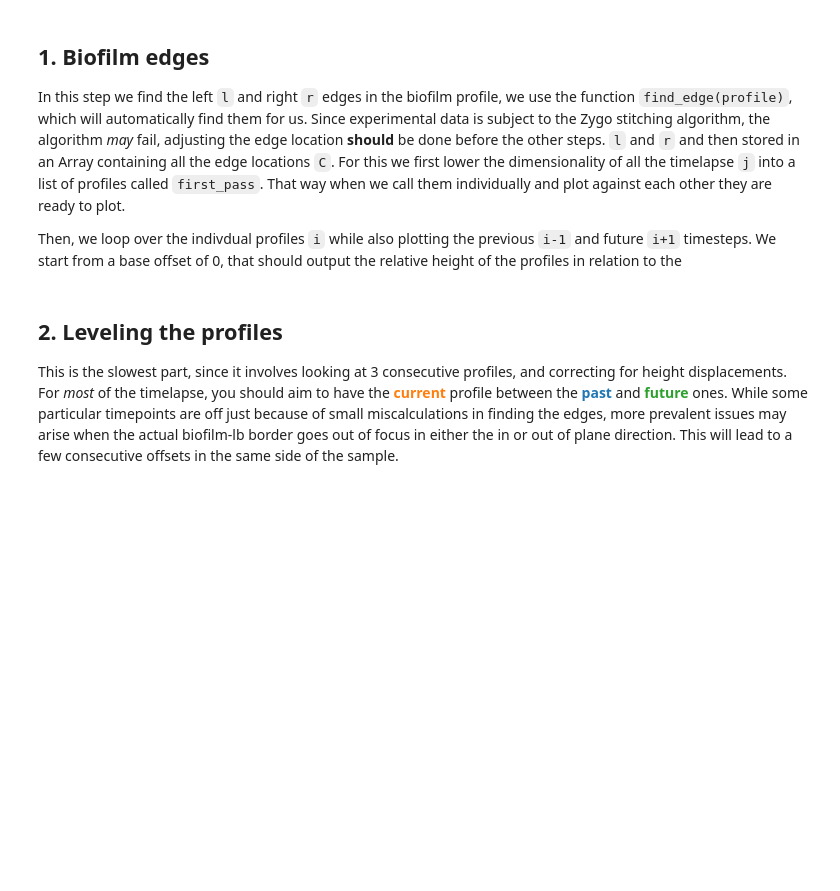
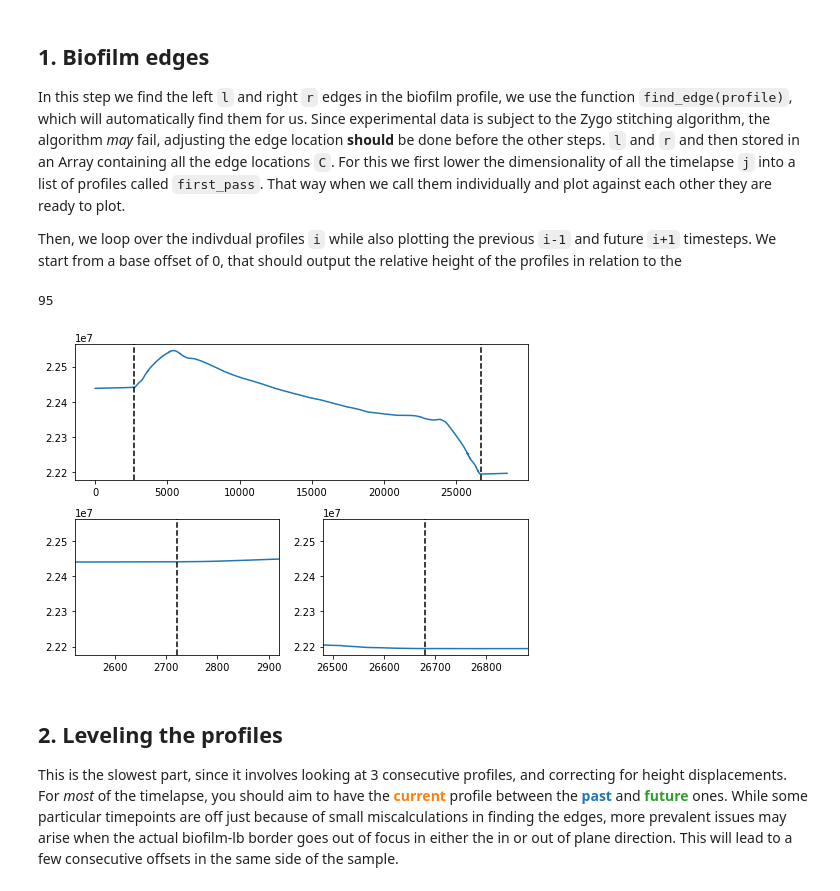
Before and after one commit to pbravoc/biofilm_surface_growth, a Jupyter notebook: data/clean_tutorial.ipynb, the cells around one changed output. Saved outputs shown, nothing was run; the diff lists cells and outputs as text; code cells hidden in the pictures; blank space fills up the shorter version.

```diff
--- a/data/clean_tutorial.ipynb
+++ b/data/clean_tutorial.ipynb
@@ -196,8 +199,8 @@ For this we first lower the dimensionality of all the timelapse `j` into a list
 Then, we loop over the indivdual profiles `i` while also plotting the previous `i-1` and future `i+1` timesteps. We start from a base offset of 0, that should output the relative height of the profiles in relation to the
 # %%
 # Load the timelapse here with j
-j = 0                                           # Which of the replicates we'll be working on
-first_pass = []                                 # We'll do a naive detection of the edges
+first_pass = []
+j = 1                                           # Which of the replicates we'll be working on
 for i in range(n):
     s = getcleansurf(get_data(files_split[j][i])[0])# Load profiles as a 1-D array
     #s = getcleansurf(get_data(files_control[i])[0]) # Load control profiles as a 1-D array
@@ -215,8 +216,14 @@ plt.plot(C[30:50,:])
+# %%
+len(C)
+# %% [output]
+95
 # %%
 # Here we loop over each profile
-i = 83
-#C[i,0] = C[i-1,0]-100
-C[i,1] = C[i-1,1]+00
+i = 40
+#C[i,0] = 260
+#C[i,1] = 29700
 
 plot_bounds(i, C, 200)
+# %% [output]
+[figure, added]
 # %%
```
Also changed, not shown: parts of 10 cells of this notebook, 10 other files.
